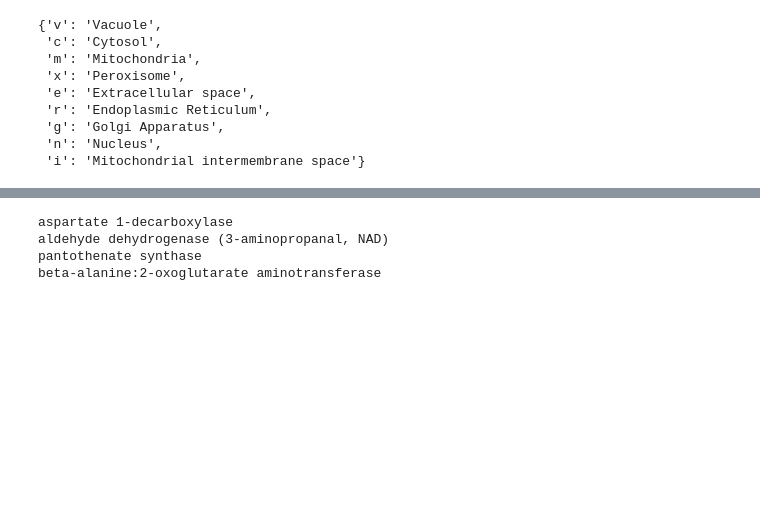
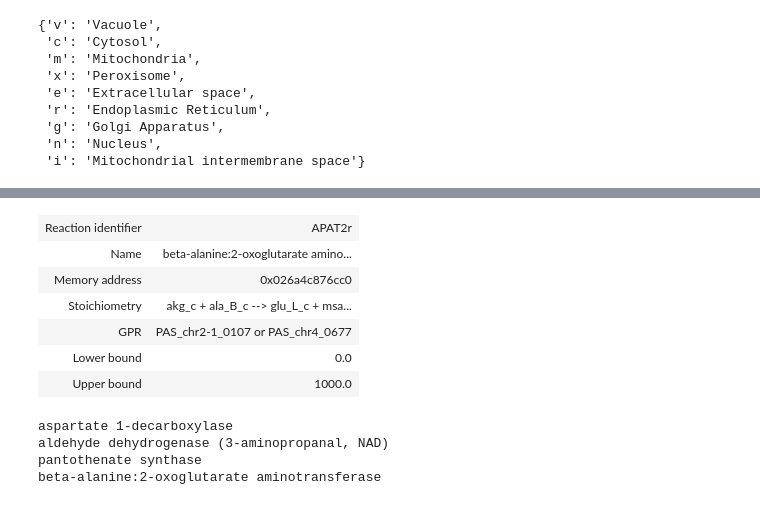
Before and after one commit to 27410/group-assignment-2021-group-8-malonic-acid-in-k-phaffii, a Jupyter notebook: models/Adjusted_models/iMT1026_exploring.ipynb, the cells around one changed output, grey strips where cells are left out. Drawn from its saved outputs; the diff is of its cells as text; code cells hidden in the pictures; blank space fills up the shorter version.

```diff
--- a/models/Adjusted_models/iMT1026_exploring.ipynb
+++ b/models/Adjusted_models/iMT1026_exploring.ipynb
@@ -60,3 +57,13 @@ model.metabolites.ala_B_c
+# %%
+model.reactions.APAT2r
+# %% [output]
+| Reaction identifier | APAT2r |
+| Name | beta-alanine:2-oxoglutarate amino... |
+| Memory address | 0x026a4c876cc0 |
+| Stoichiometry | akg_c + ala_B_c --> glu_L_c + msa... |
+| GPR | PAS_chr2-1_0107 or PAS_chr4_0677 |
+| Lower bound | 0.0 |
+| Upper bound | 1000.0 |
 # %%
 print(model.reactions.ASP1DC.name)
 print(model.reactions.ALDD22x.name)
```
Also changed, not shown: parts of 3 cells of this notebook, 2 other files.
